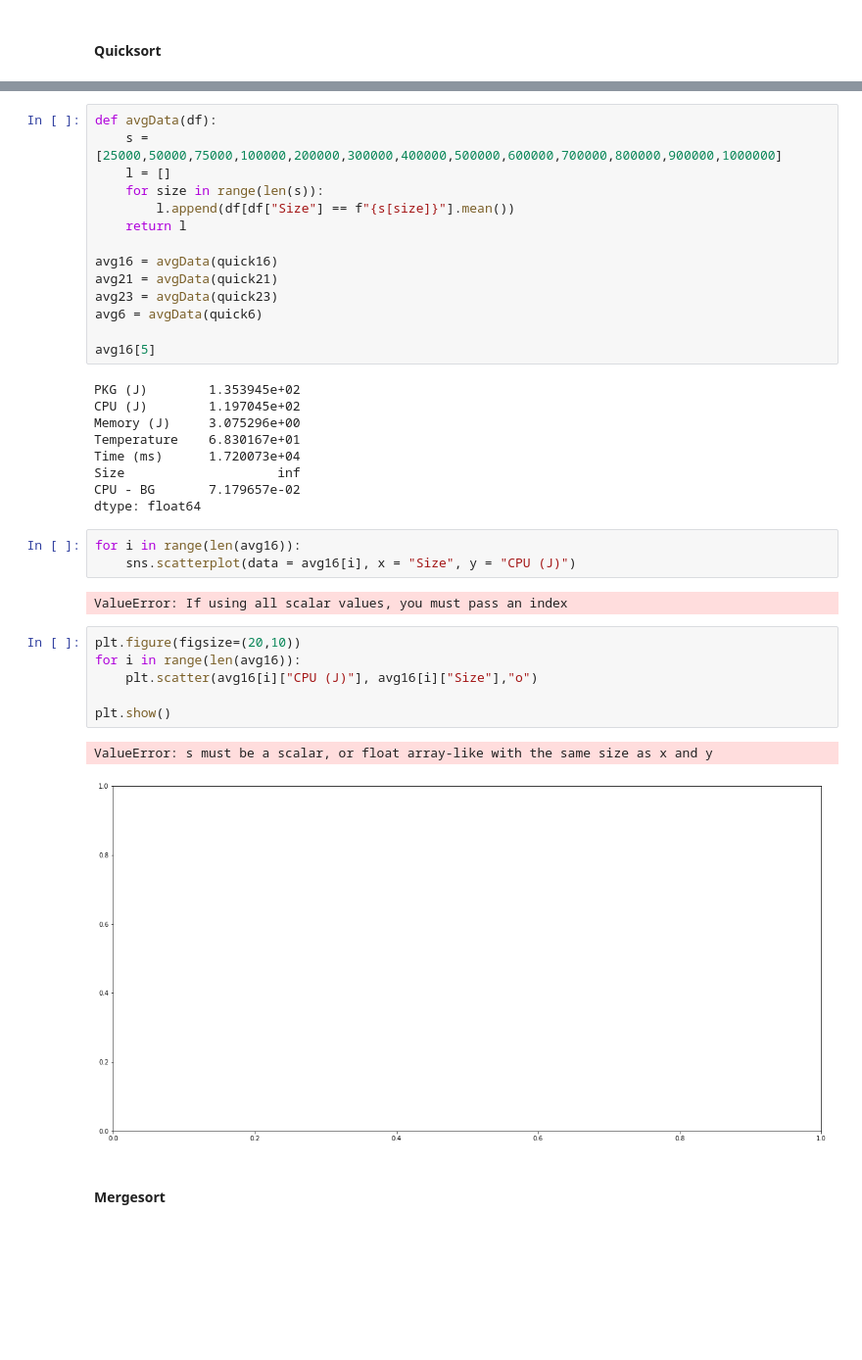
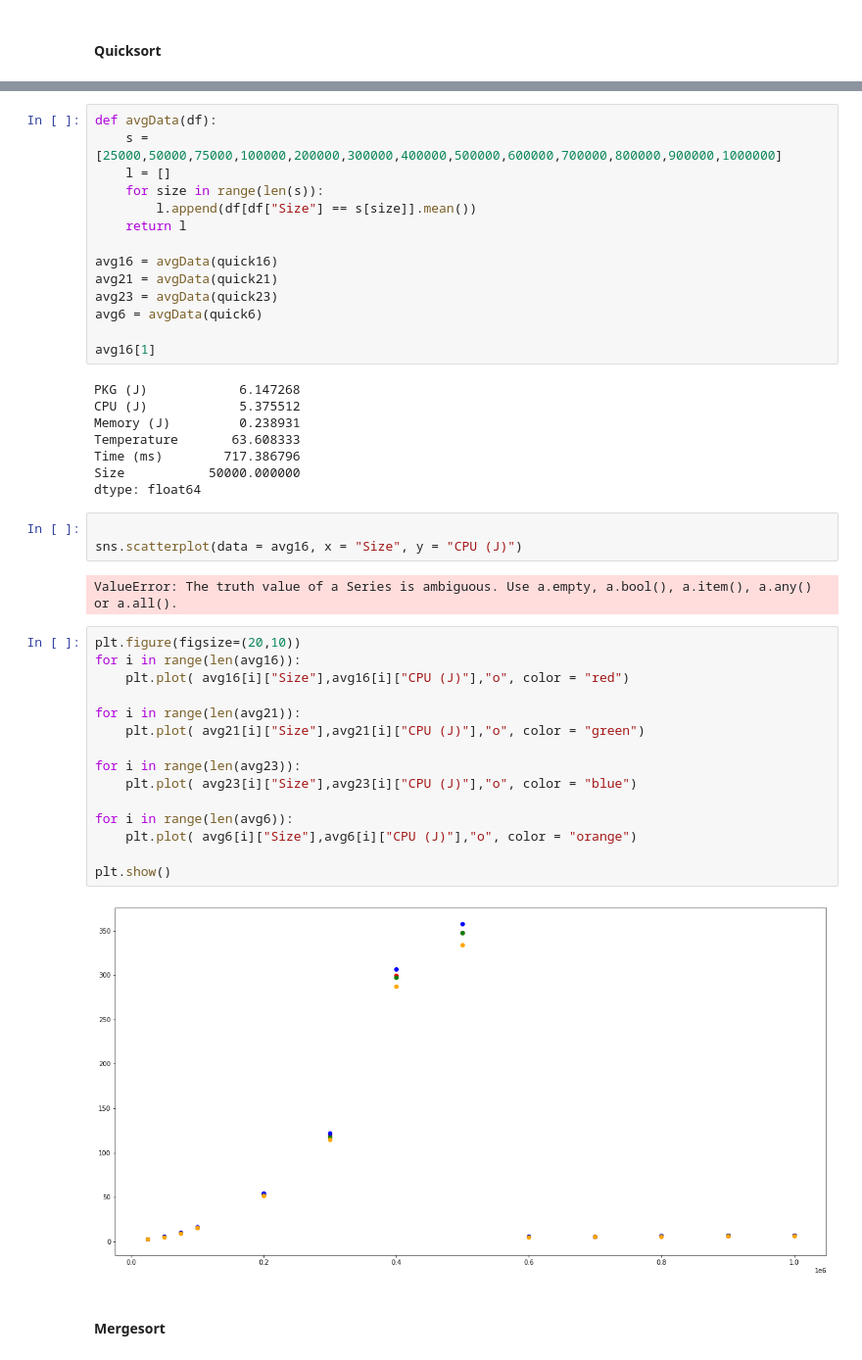
Before and after one commit to hrallil/RAPL_measurements, a Jupyter notebook: Java/FinalResults/DataAnalysis.ipynb, the cells around one changed output, grey strips where cells are left out. Shown at 98% size. Saved outputs shown, nothing was run; the diff lists cells and outputs as text; blank space fills up the shorter version.

```diff
--- a/Java/FinalResults/DataAnalysis.ipynb
+++ b/Java/FinalResults/DataAnalysis.ipynb
@@ -421,7 +430,7 @@ def avgData(df):
     s = [25000,50000,75000,100000,200000,300000,400000,500000,600000,700000,800000,900000,1000000]
     l = []
     for size in range(len(s)):
-        l.append(df[df["Size"] == f"{s[size]}"].mean())
+        l.append(df[df["Size"] == s[size]].mean())
     return l
 
 avg16 = avgData(quick16)
@@ -429,30 +438,37 @@ avg21 = avgData(quick21)
 avg23 = avgData(quick23)
 avg6 = avgData(quick6)
 
-avg16[5]
+avg16[1]
 # %% [output]
-PKG (J)        1.353945e+02
-CPU (J)        1.197045e+02
-Memory (J)     3.075296e+00
-Temperature    6.830167e+01
-Time (ms)      1.720073e+04
-Size                    inf
-CPU - BG       7.179657e-02
+PKG (J)            6.147268
+CPU (J)            5.375512
+Memory (J)         0.238931
+Temperature       63.608333
+Time (ms)        717.386796
+Size           50000.000000
 dtype: float64
 # %%
-for i in range(len(avg16)):
-    sns.scatterplot(data = avg16[i], x = "Size", y = "CPU (J)")
+
+sns.scatterplot(data = avg16, x = "Size", y = "CPU (J)")
 # %% [output]
-ValueError: If using all scalar values, you must pass an index
+ValueError: The truth value of a Series is ambiguous. Use a.empty, a.bool(), a.item(), a.any() or a.all().
-# %%
-plt.figure(figsize=(20,10))
-for i in range(len(avg16)):
-    plt.scatter(avg16[i]["CPU (J)"], avg16[i]["Size"],"o")
-
-plt.show()
-# %% [output]
-ValueError: s must be a scalar, or float array-like with the same size as x and y
-[figure, removed]
+# %%
+plt.figure(figsize=(20,10))
+for i in range(len(avg16)):
+    plt.plot( avg16[i]["Size"],avg16[i]["CPU (J)"],"o", color = "red")
+
+for i in range(len(avg21)):
+    plt.plot( avg21[i]["Size"],avg21[i]["CPU (J)"],"o", color = "green")
+
+for i in range(len(avg23)):
+    plt.plot( avg23[i]["Size"],avg23[i]["CPU (J)"],"o", color = "blue")
+
+for i in range(len(avg6)):
+    plt.plot( avg6[i]["Size"],avg6[i]["CPU (J)"],"o", color = "orange")
+
+plt.show()
+# %% [output]
+[figure, added]
 # %% [markdown]
 #### Mergesort
 # %% [markdown]
```
Also changed, not shown: parts of 10 cells of this notebook.
